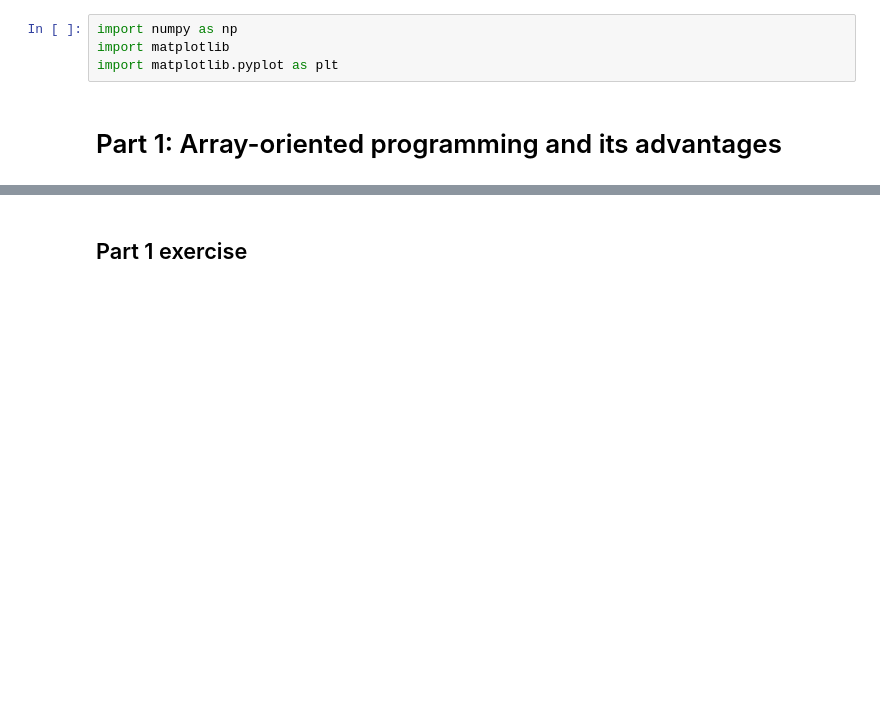
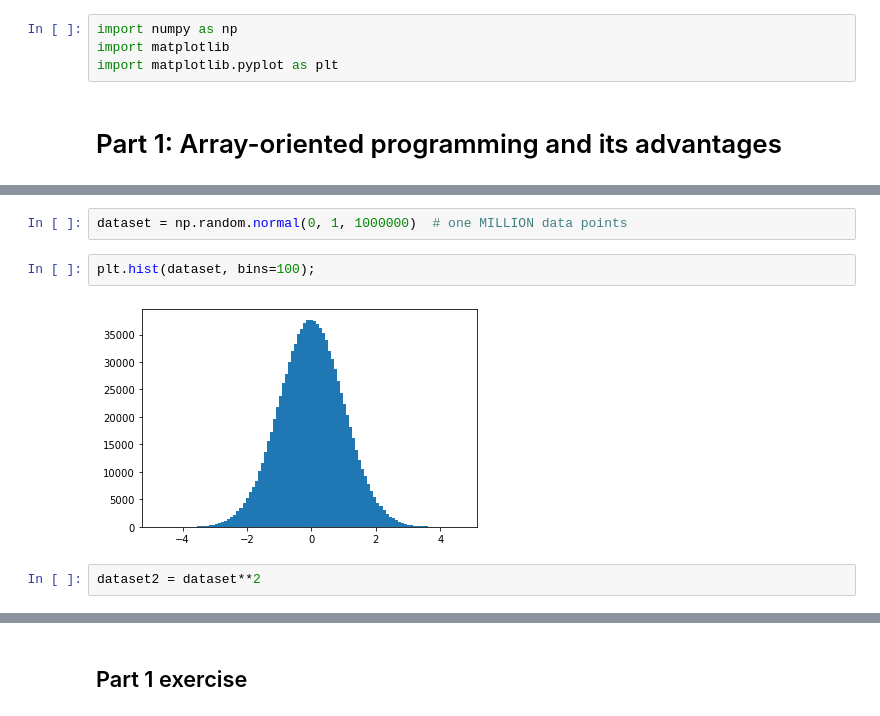
Before and after one commit to jpivarski-talks/2022-07-11-scipy-loopy-tutorial, a Jupyter notebook: narrative.ipynb, the cells around one changed output, grey strips where cells are left out. Drawn from its saved outputs; the diff is of its cells as text; blank space fills up the shorter version.

```diff
--- a/narrative.ipynb
+++ b/narrative.ipynb
@@ -10,0 +93,8 @@ import matplotlib.pyplot as plt
+# %%
+dataset = np.random.normal(0, 1, 1000000)  # one MILLION data points
+# %%
+plt.hist(dataset, bins=100);
+# %% [output]
+[figure, added]
+# %%
+dataset2 = dataset**2
```
Also changed, not shown: parts of 86 cells of this notebook, 8 other files.
